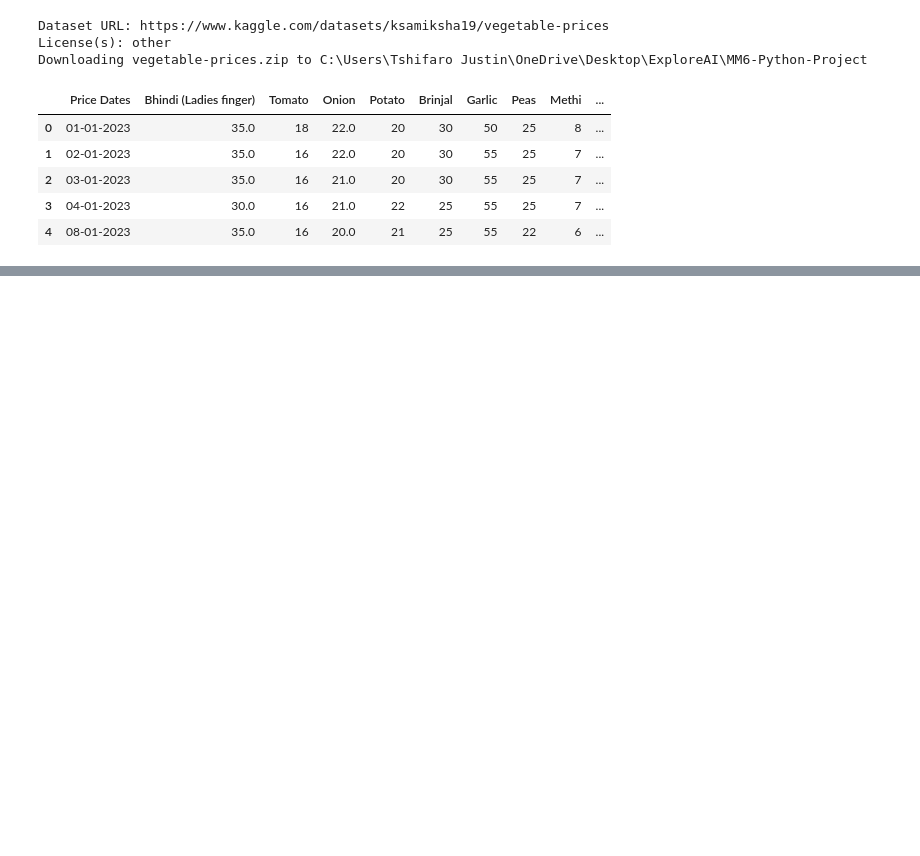
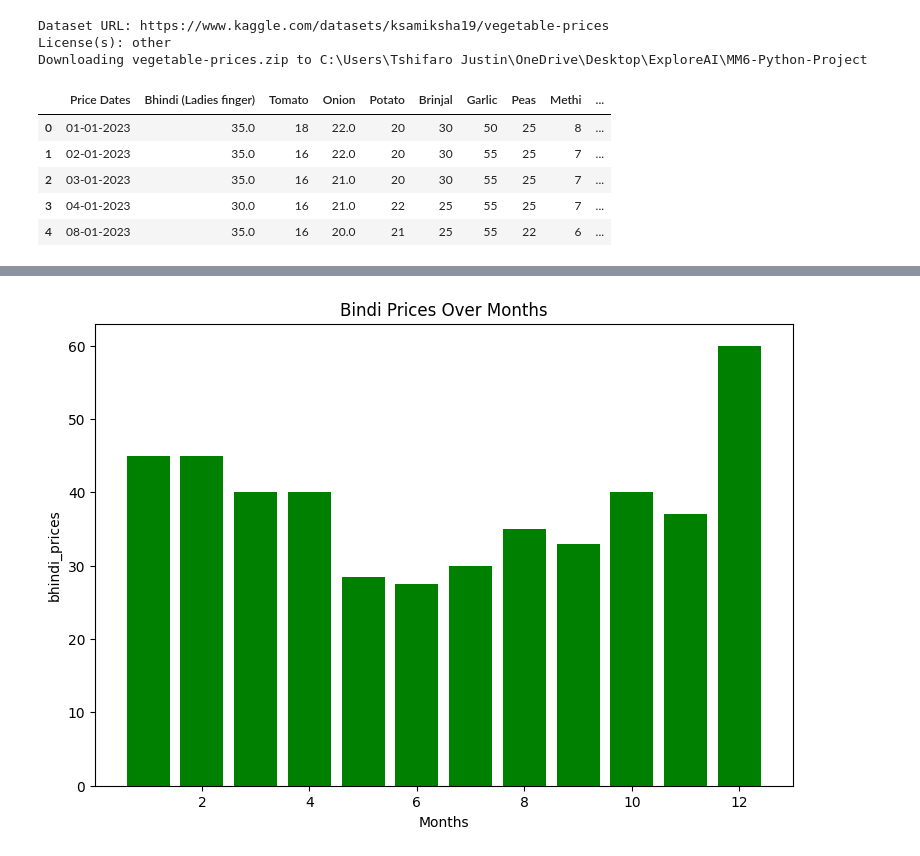
Before and after one commit to justin9503/MM6-Python-Project, a Jupyter notebook: Vegetable prices_MM6.ipynb, the cells around one changed output, grey strips where cells are left out. Saved outputs shown, nothing was run; the diff lists cells and outputs as text; code cells hidden in the pictures; blank space fills up the shorter version.

Commit message:
Sections and Visualizations Updated

```diff
--- a/Vegetable prices_MM6.ipynb
+++ b/Vegetable prices_MM6.ipynb
@@ -20,0 +62,3 @@ df.head()
+# %%
+df['Price Dates'] =pd.to_datetime(df["Price Dates"], format=  "%d-%m-%Y")
+print(df['Price Dates'].dtypes)
@@ -20,0 +96,3 @@ df.head()
+# %%
+df['month'] = df['Price Dates'].dt.month
+df.head()
@@ -20,0 +140,14 @@ df.head()
+# %%
+Months = df['month']
+bhindi_prices = df['Bhindi (Ladies finger)']
+# %%
+plt.figure(figsize=(9, 6))
+
+plt.bar(Months, bhindi_prices, color='green', label='Bhindi (Ladies finger)')
+plt.xlabel('Months')
+plt.ylabel('bhindi_prices')
+plt.title('Bindi Prices Over Months')
+
+plt.show()
+# %% [output]
+[figure, added]
```
Also changed, not shown: parts of 17 cells of this notebook, 2 other files.
